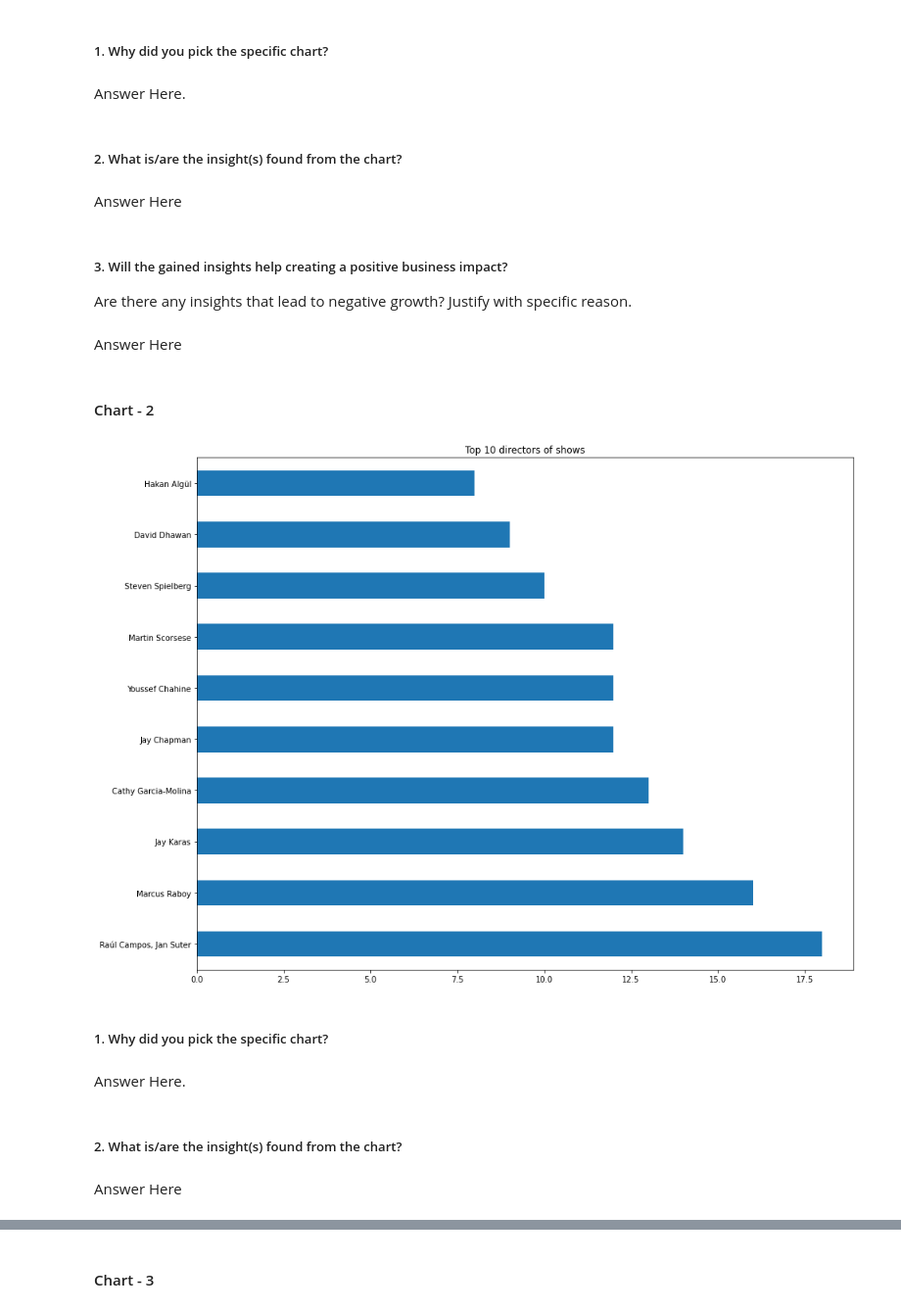
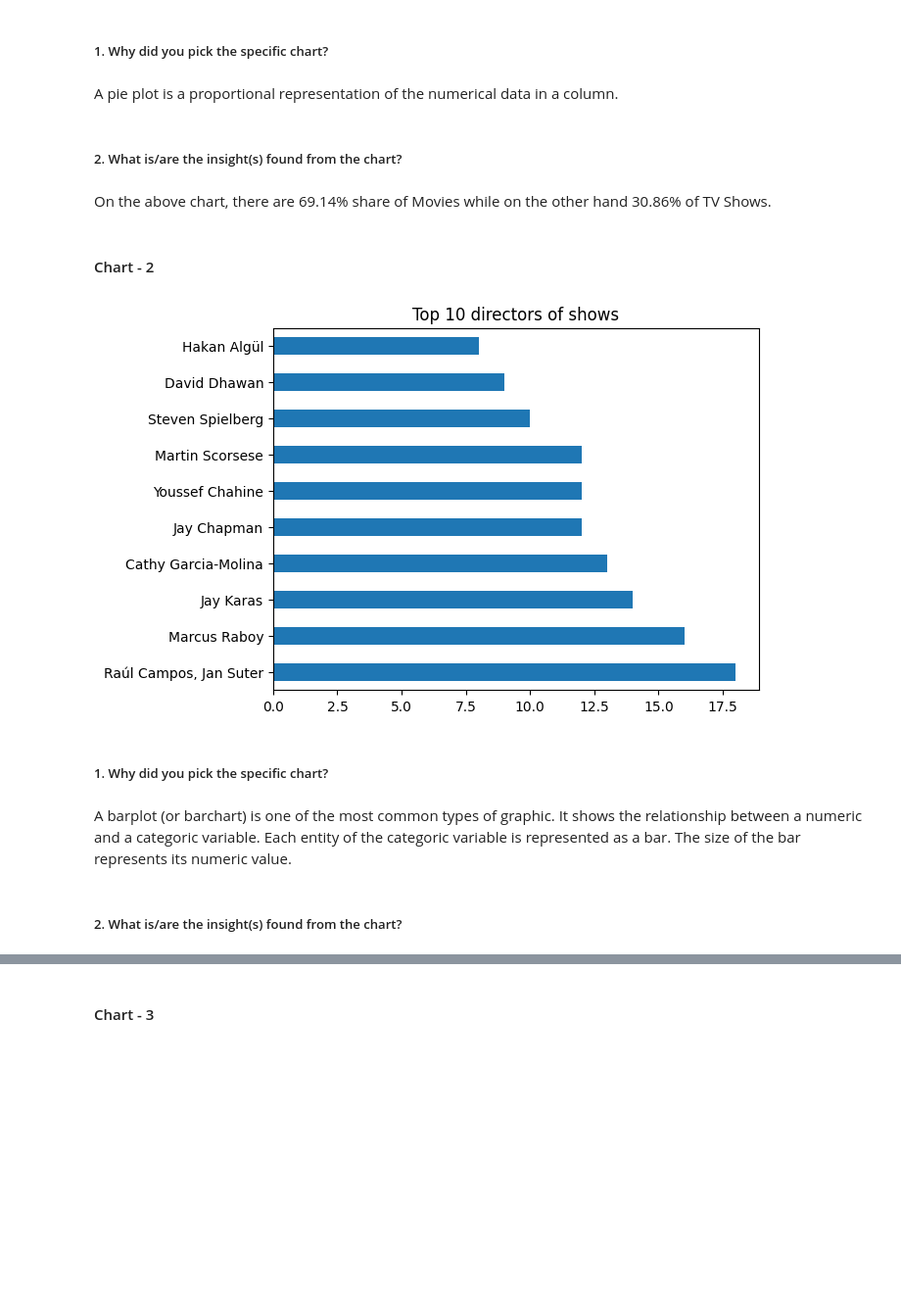
Before and after one commit to RahulI5/Netflix-Movies-and-TV-Shows-Clustering, a Jupyter notebook: Netflix_Movies_and_TV_Shows_Clustering.ipynb, the cells around one changed output, grey strips where cells are left out. Shown at 98% size. Drawn from its saved outputs; the diff is of its cells as text; code cells hidden in the pictures; blank space fills up the shorter version.

```diff
--- a/Netflix_Movies_and_TV_Shows_Clustering.ipynb
+++ b/Netflix_Movies_and_TV_Shows_Clustering.ipynb
@@ -304,31 +315,23 @@ Text(0.5, 1.0, 'Movies and TV Shows in the dataset')
 # %% [markdown]
 ##### 1. Why did you pick the specific chart?
-# %% [markdown]
-Answer Here.
+# %% [markdown]
+A pie plot is a proportional representation of the numerical data in a column.
 # %% [markdown]
 ##### 2. What is/are the insight(s) found from the chart?
-# %% [markdown]
-Answer Here
-# %% [markdown]
-##### 3. Will the gained insights help creating a positive business impact?
-Are there any insights that lead to negative growth? Justify with specific reason.
-# %% [markdown]
-Answer Here
+# %% [markdown]
+On the above chart, there are 69.14% share of Movies while on the other hand 30.86% of TV Shows.
 # %% [markdown]
 #### Chart - 2
 # %%
 # Chart - 2 visualization code
-plt.figure(figsize=(15,12))
 df[~(df['director']=='Unknown')].director.value_counts().nlargest(10).plot(kind='barh')
 plt.title('Top 10 directors of shows')
 plt.show()
 # %% [output]
-[figure, old version]
+[figure, new version]
 # %% [markdown]
 ##### 1. Why did you pick the specific chart?
-# %% [markdown]
-Answer Here.
+# %% [markdown]
+A barplot (or barchart) is one of the most common types of graphic. It shows the relationship between a numeric and a categoric variable. Each entity of the categoric variable is represented as a bar. The size of the bar represents its numeric value.
 # %% [markdown]
 ##### 2. What is/are the insight(s) found from the chart?
-# %% [markdown]
-Answer Here
```
Also changed, not shown: parts of 88 cells of this notebook.
